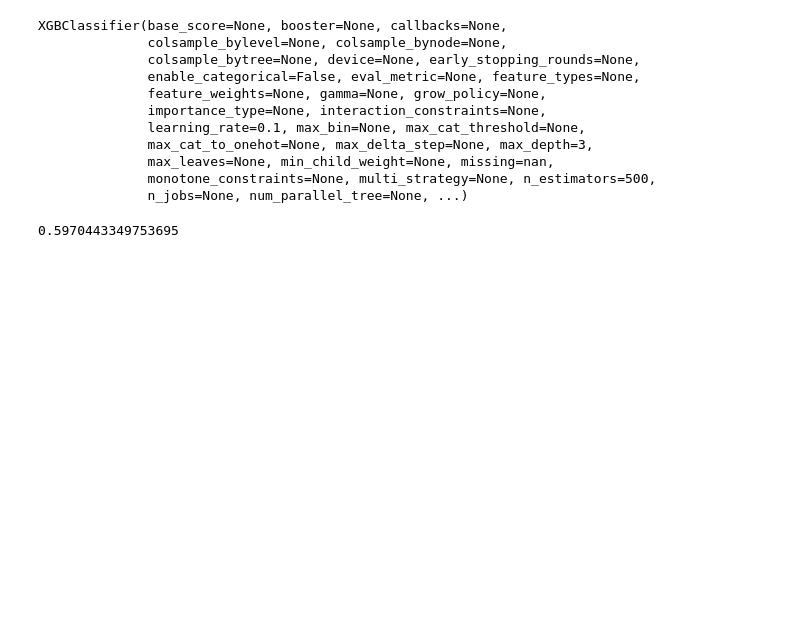
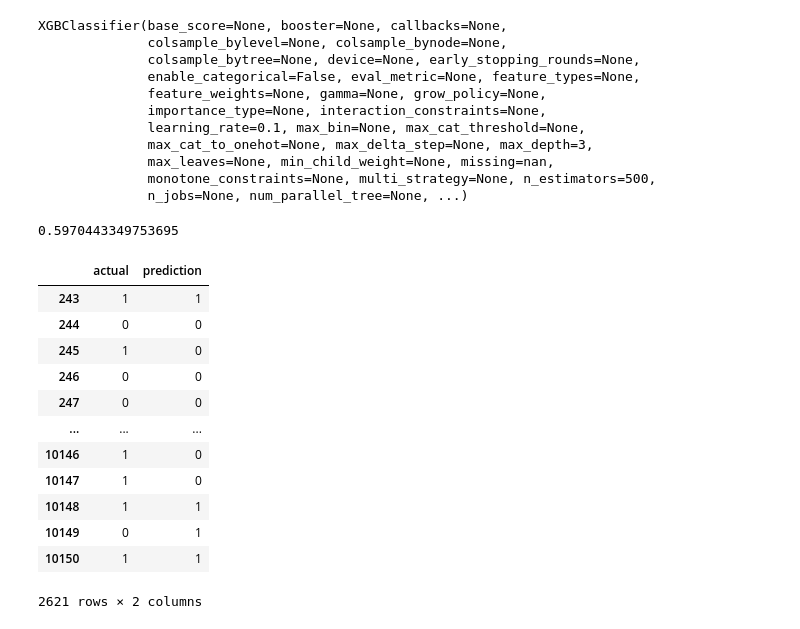
Before and after one commit to vblais12/NHL_stats_predictor, a Jupyter notebook: Testing/Testing_models.ipynb, the cells around one changed output. Saved outputs shown, nothing was run; the diff lists cells and outputs as text; code cells hidden in the pictures; blank space fills up the shorter version.

```diff
--- a/Testing/Testing_models.ipynb
+++ b/Testing/Testing_models.ipynb
@@ -158,3 +158,19 @@ combined, precision = make_predictions(games_data, predictors, new_model)
 precision
 # %% [output]
 0.5970443349753695
+# %%
+combined
+# %% [output]
+|  | actual | prediction |
+| 243 | 1 | 1 |
+| 244 | 0 | 0 |
+| 245 | 1 | 0 |
+| 246 | 0 | 0 |
+| 247 | 0 | 0 |
+| ... | ... | ... |
+| 10146 | 1 | 0 |
+| 10147 | 1 | 0 |
+| 10148 | 1 | 1 |
+| 10149 | 0 | 1 |
+| 10150 | 1 | 1 |
+2621 rows × 2 columns
```
Also changed, not shown: parts of 1 cell of this notebook.
